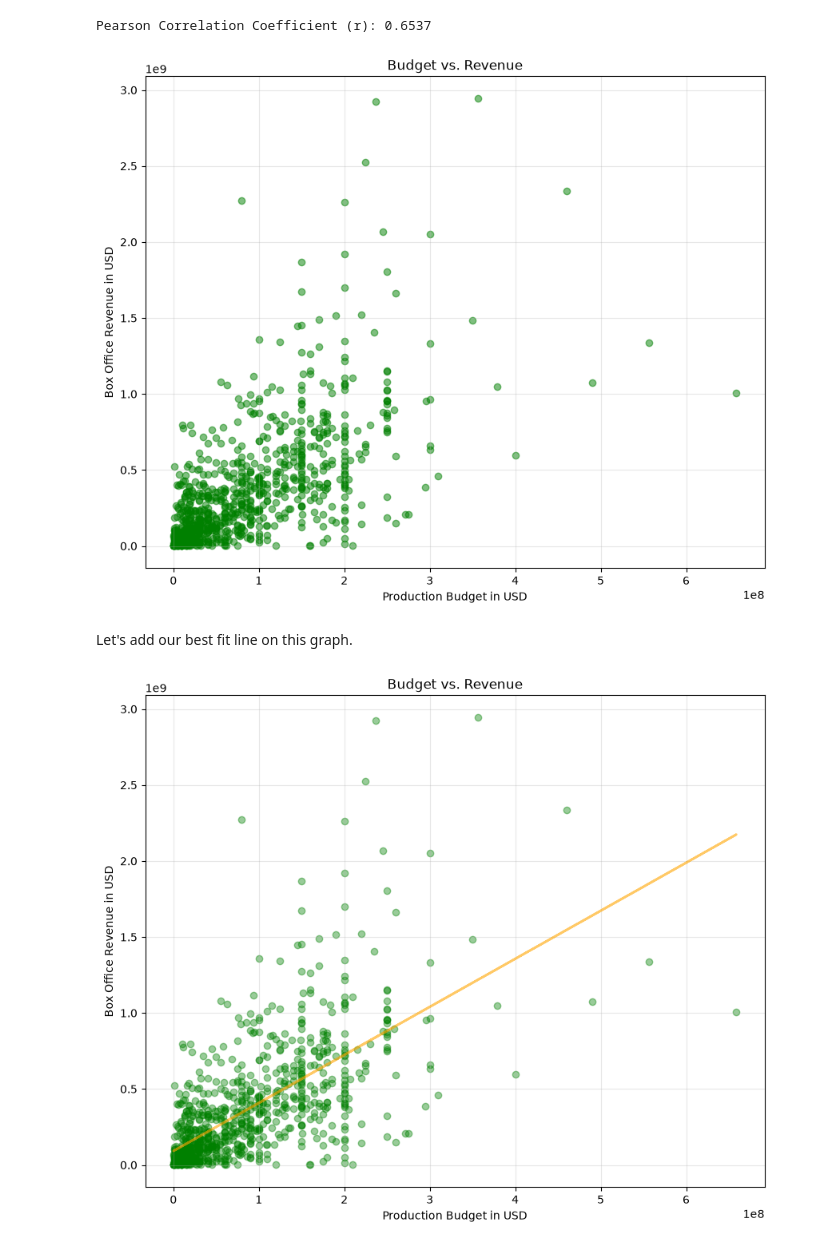
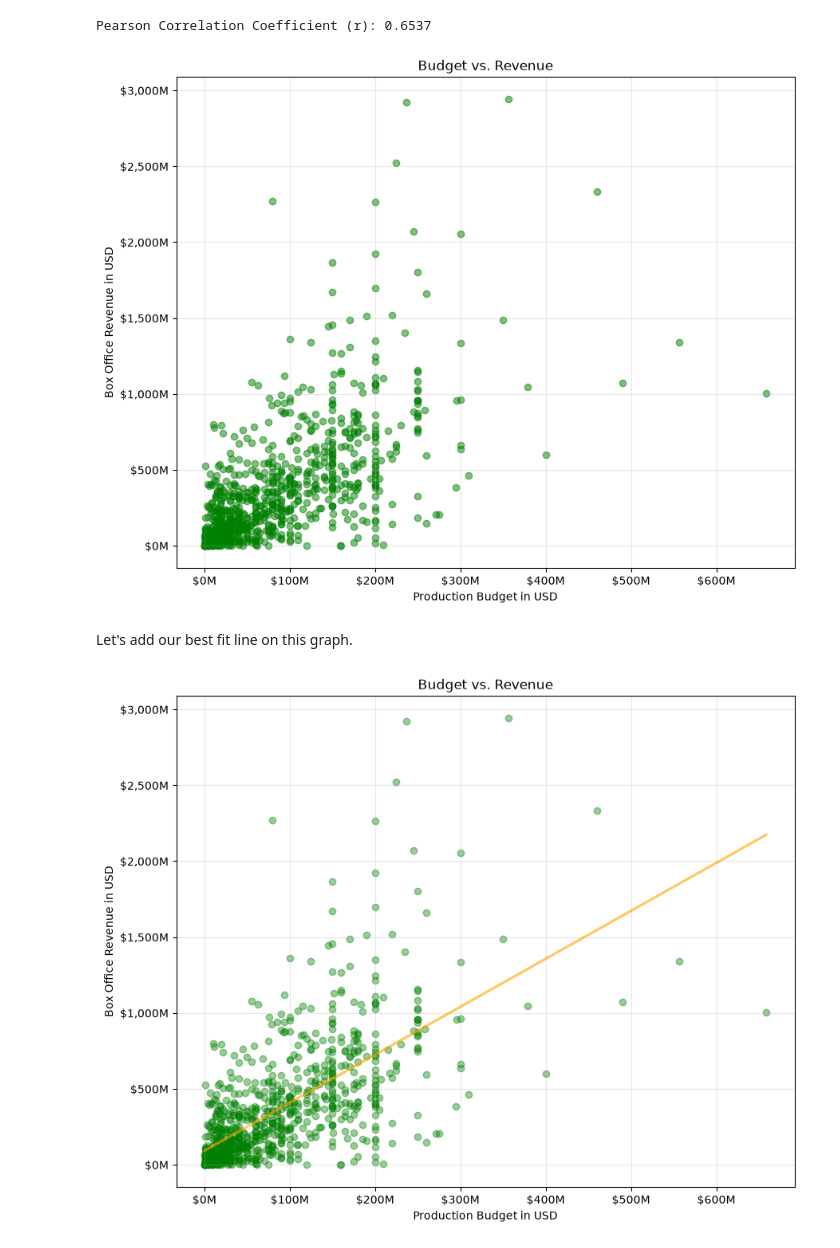
Before and after one commit to phqsmophobia/Data-Science-Portfolio-On-Movies, a Jupyter notebook: LinearRegression.ipynb, the cells around one changed output. Drawn from its saved outputs; the diff is of its cells as text; code cells hidden in the pictures.

```diff
--- a/LinearRegression.ipynb
+++ b/LinearRegression.ipynb
@@ -20,15 +20,22 @@ print(f"Pearson Correlation Coefficient (r): {correlation:.4f}")
 # %% [output]
 Pearson Correlation Coefficient (r): 0.6537
 # %%
+#displays the x and y nums as Millions rather than just 1 2 3 4 5 etc
+numsformatter = FuncFormatter(lambda x, pos: f"${x / 1_000_000:,.0f}M")
 plot.figure(figsize=(10, 8))
 plot.scatter(movies["budget"], movies["revenue"], alpha=0.5, color="green")
+
+#applies the formatter to the x and y axis
+plot.gca().xaxis.set_major_formatter(numsformatter)
+plot.gca().yaxis.set_major_formatter(numsformatter)
+
 plot.title("Budget vs. Revenue")
 plot.xlabel("Production Budget in USD")
 plot.ylabel("Box Office Revenue in USD")
 plot.grid(True, alpha=0.3)
 plot.show()
 # %% [output]
-[figure, old version]
+[figure, new version]
 # %% [markdown]
 Let's add our best fit line on this graph.
 # %%
@@ -37,10 +44,14 @@ slope, yb = np.polyfit(movies["budget"], movies["revenue"], 1)
 plot.figure(figsize=(10, 8))
 plot.scatter(movies["budget"], movies["revenue"], alpha=0.4, color="green")
 plot.plot(movies["budget"], slope * movies["budget"] + yb, alpha=0.6, color="orange", linewidth=2)
+
+plot.gca().xaxis.set_major_formatter(numsformatter)
+plot.gca().yaxis.set_major_formatter(numsformatter)
+
 plot.title("Budget vs. Revenue")
 plot.xlabel("Production Budget in USD")
 plot.ylabel("Box Office Revenue in USD")
 plot.grid(True, alpha=0.3)
 plot.show()
 # %% [output]
-[figure, old version]
+[figure, new version]
```
Also changed, not shown: parts of 6 cells of this notebook.
